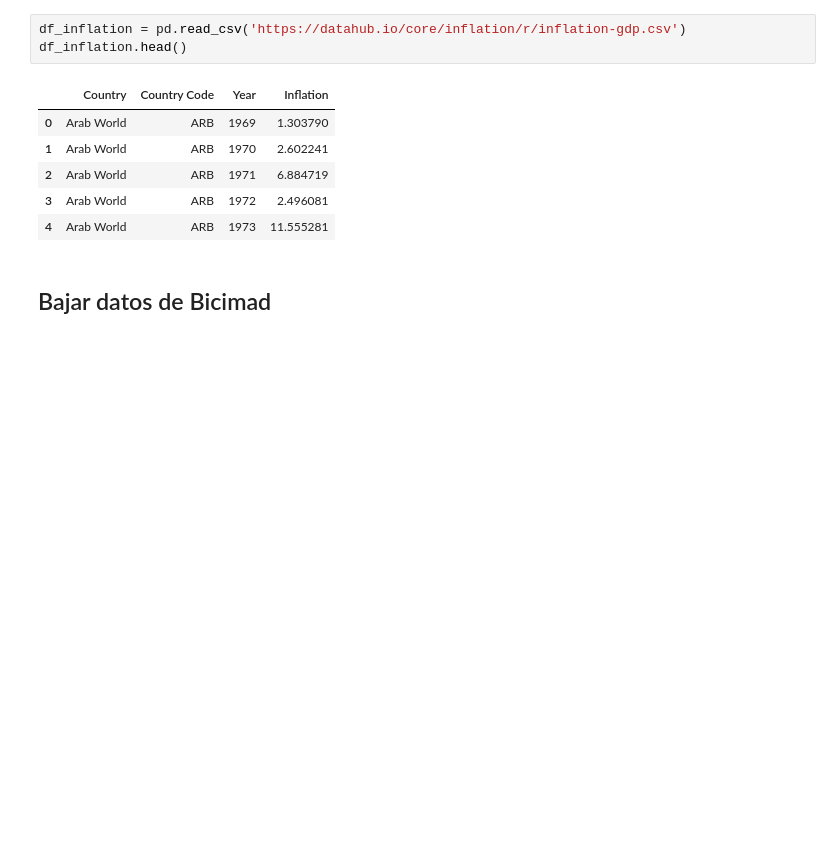
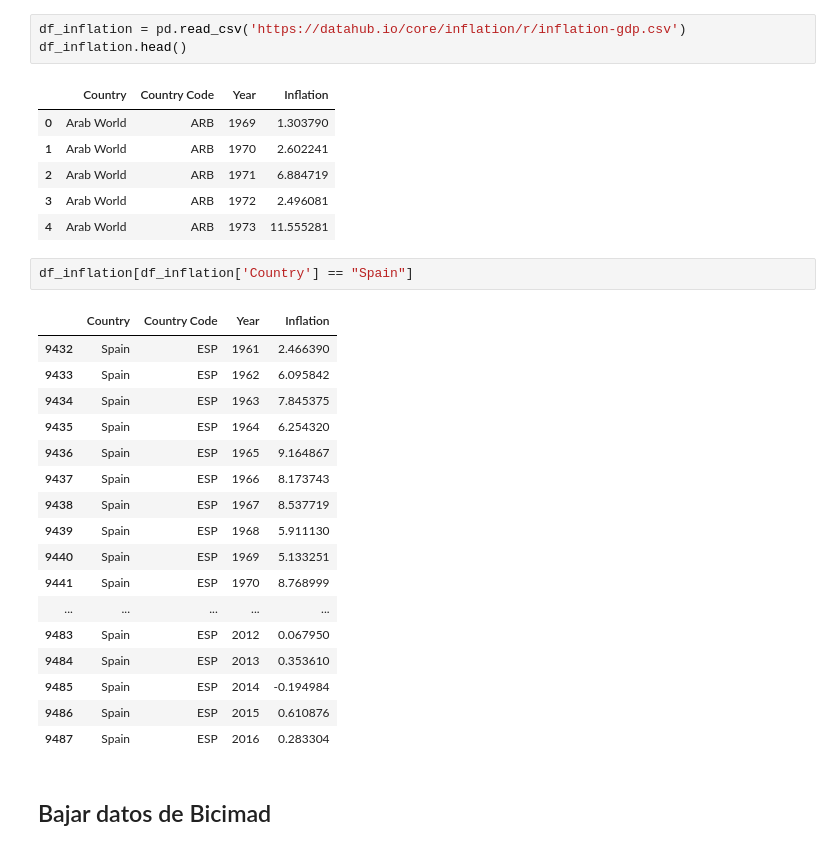
Before and after one commit to MNievas12/ds_thebridge_6_22, a Jupyter notebook: 2-Data_Analysis/3-Sources/Web/Teoría/Web data.ipynb, the cells around one changed output. Cells and saved outputs as stored; diff of their text form; blank space fills up the shorter version.

```diff
--- a/2-Data_Analysis/3-Sources/Web/Teoría/Web data.ipynb
+++ b/2-Data_Analysis/3-Sources/Web/Teoría/Web data.ipynb
@@ -29,6 +29,26 @@ df_inflation.head()
 | 2 | Arab World | ARB | 1971 | 6.884719 |
 | 3 | Arab World | ARB | 1972 | 2.496081 |
 | 4 | Arab World | ARB | 1973 | 11.555281 |
+# %%
+df_inflation[df_inflation['Country'] == "Spain"]
+# %% [output]
+|  | Country | Country Code | Year | Inflation |
+| 9432 | Spain | ESP | 1961 | 2.466390 |
+| 9433 | Spain | ESP | 1962 | 6.095842 |
+| 9434 | Spain | ESP | 1963 | 7.845375 |
+| 9435 | Spain | ESP | 1964 | 6.254320 |
+| 9436 | Spain | ESP | 1965 | 9.164867 |
+| 9437 | Spain | ESP | 1966 | 8.173743 |
+| 9438 | Spain | ESP | 1967 | 8.537719 |
+| 9439 | Spain | ESP | 1968 | 5.911130 |
+| 9440 | Spain | ESP | 1969 | 5.133251 |
+| 9441 | Spain | ESP | 1970 | 8.768999 |
+| ... | ... | ... | ... | ... |
+| 9483 | Spain | ESP | 2012 | 0.067950 |
+| 9484 | Spain | ESP | 2013 | 0.353610 |
+| 9485 | Spain | ESP | 2014 | -0.194984 |
+| 9486 | Spain | ESP | 2015 | 0.610876 |
+| 9487 | Spain | ESP | 2016 | 0.283304 |
 # %% [markdown]
 ## Bajar datos de Bicimad
 # %%
```
Also changed, not shown: parts of 18 cells of this notebook, 1 other file.
